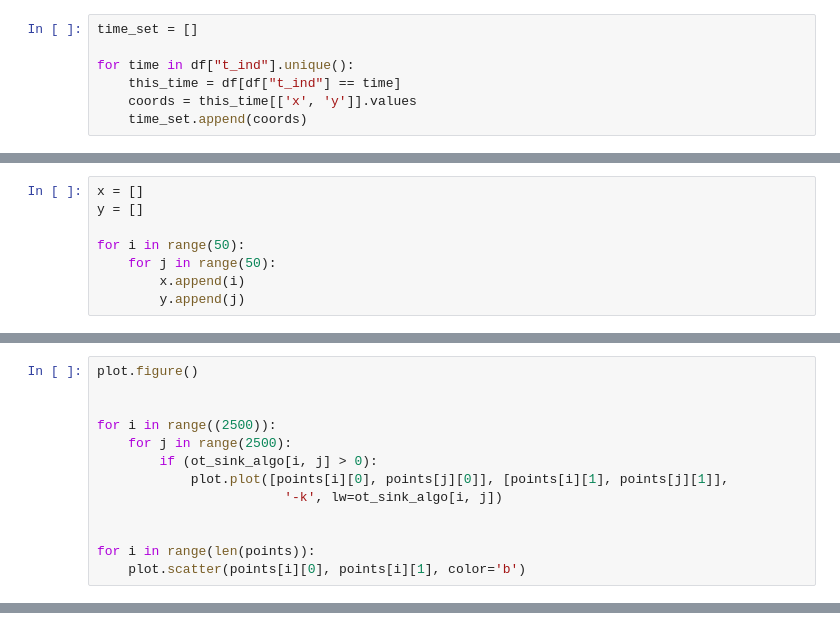
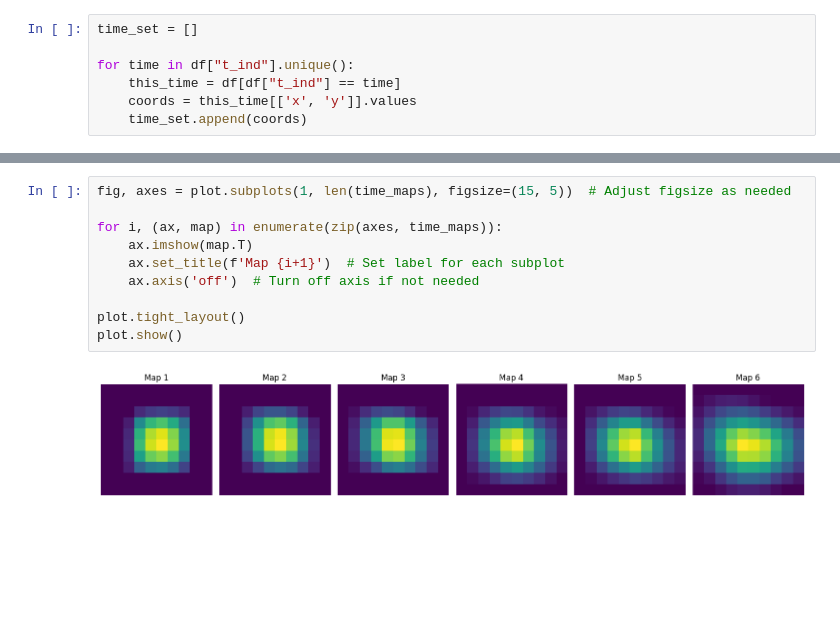
Before and after one commit to andrewbrodriguez/OT_Testing, a Jupyter notebook: with_real_data.ipynb, the cells around one changed output, grey strips where cells are left out. Drawn from its saved outputs; the diff is of its cells as text; blank space fills up the shorter version.

```diff
--- a/with_real_data.ipynb
+++ b/with_real_data.ipynb
@@ -91,8 +72,0 @@ ot_sink_algo = np.atleast_2d(u).T * (K * v.T)  # Equivalent to np.dot(np.diag(u)
-# %%
-x = []
-y = []
-
-for i in range(50):
-    for j in range(50):
-        x.append(i)
-        y.append(j)
@@ -114,13 +72,0 @@ print(np.shape(ot_sink_algo))
-# %%
-plot.figure()
-
-
-for i in range((2500)):
-    for j in range(2500):
-        if (ot_sink_algo[i, j] > 0):
-            plot.plot([points[i][0], points[j][0]], [points[i][1], points[j][1]],
-                        '-k', lw=ot_sink_algo[i, j])
-
-
-for i in range(len(points)):
-    plot.scatter(points[i][0], points[i][1], color='b')
@@ -145,0 +73,12 @@ for i in range(len(points)):
+# %%
+fig, axes = plot.subplots(1, len(time_maps), figsize=(15, 5))  # Adjust figsize as needed
+
+for i, (ax, map) in enumerate(zip(axes, time_maps)):
+    ax.imshow(map.T)
+    ax.set_title(f'Map {i+1}')  # Set label for each subplot
+    ax.axis('off')  # Turn off axis if not needed
+
+plot.tight_layout()
+plot.show()
+# %% [output]
+[figure, added]
```
Also changed, not shown: parts of 15 cells of this notebook, 1 other file.
